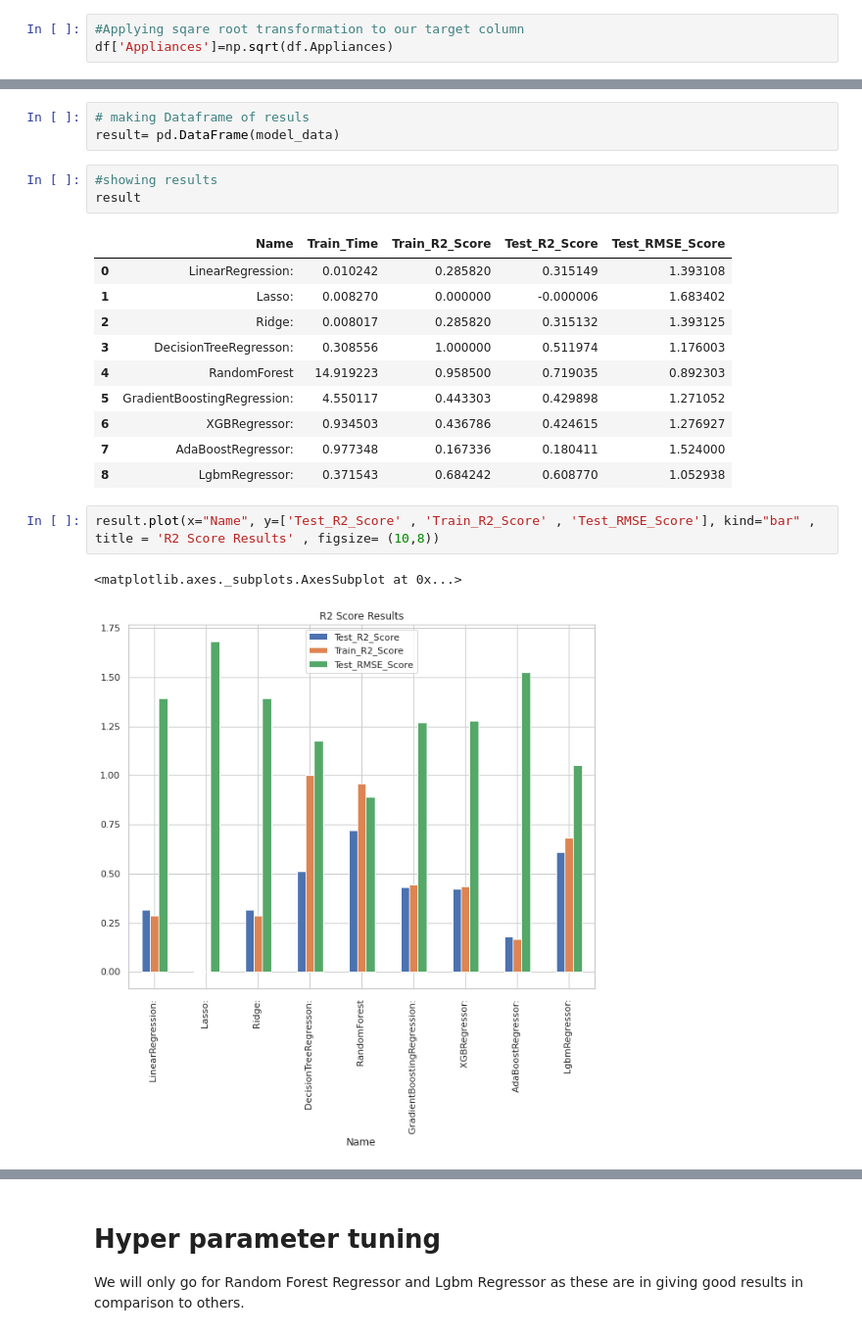
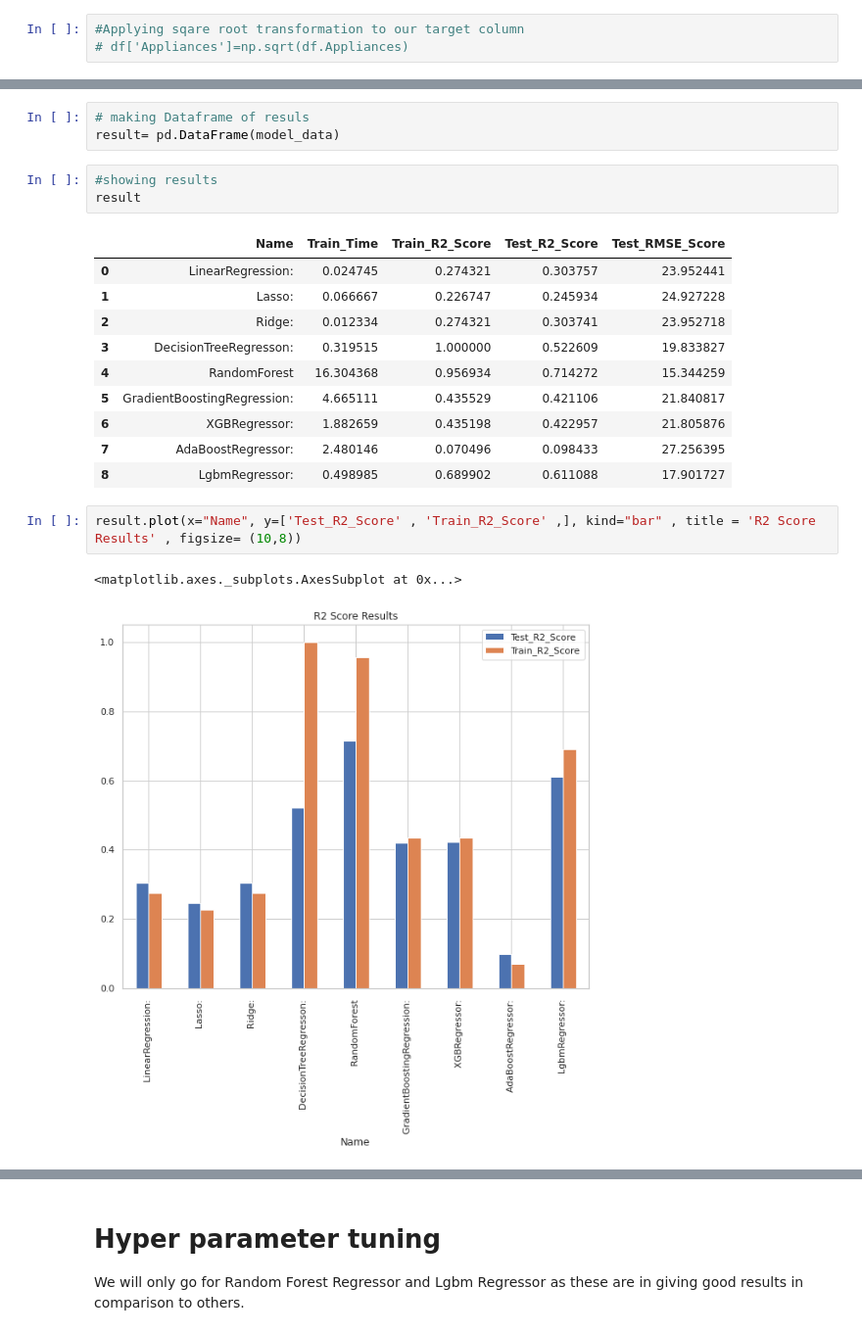
Before and after one commit to Gulzar-khan/Appliances-Energy-Prediction, a Jupyter notebook: Capstone_Project_Appliances_Energy_Prediction.ipynb, the cells around one changed output, grey strips where cells are left out. Shown at 98% size. Saved outputs shown, nothing was run; the diff lists cells and outputs as text.

```diff
--- a/Capstone_Project_Appliances_Energy_Prediction.ipynb
+++ b/Capstone_Project_Appliances_Energy_Prediction.ipynb
@@ -370,7 +396,7 @@ giving better results than others.
 The Square root Transformation has kind of converted the feature to almost normal distributed. Most of the data points are also falling on the line in the Q-Q plot. This one is better than the log transformation for the Appliances feature. So we will be applying Square Root transformation on the target variable.
 # %%
 #Applying sqare root transformation to our target column
-df['Appliances']=np.sqrt(df.Appliances)
+# df['Appliances']=np.sqrt(df.Appliances)
 # %% [markdown]
 Featching information from Date column
 # %%
@@ -847,20 +872,20 @@ result= pd.DataFrame(model_data)
 result
 # %% [output]
 |  | Name | Train_Time | Train_R2_Score | Test_R2_Score | Test_RMSE_Score |
-| 0 | LinearRegression: | 0.010242 | 0.285820 | 0.315149 | 1.393108 |
-| 1 | Lasso: | 0.008270 | 0.000000 | -0.000006 | 1.683402 |
-| 2 | Ridge: | 0.008017 | 0.285820 | 0.315132 | 1.393125 |
-| 3 | DecisionTreeRegresson: | 0.308556 | 1.000000 | 0.511974 | 1.176003 |
-| 4 | RandomForest | 14.919223 | 0.958500 | 0.719035 | 0.892303 |
-| 5 | GradientBoostingRegression: | 4.550117 | 0.443303 | 0.429898 | 1.271052 |
-| 6 | XGBRegressor: | 0.934503 | 0.436786 | 0.424615 | 1.276927 |
-| 7 | AdaBoostRegressor: | 0.977348 | 0.167336 | 0.180411 | 1.524000 |
-| 8 | LgbmRegressor: | 0.371543 | 0.684242 | 0.608770 | 1.052938 |
+| 0 | LinearRegression: | 0.024745 | 0.274321 | 0.303757 | 23.952441 |
+| 1 | Lasso: | 0.066667 | 0.226747 | 0.245934 | 24.927228 |
+| 2 | Ridge: | 0.012334 | 0.274321 | 0.303741 | 23.952718 |
+| 3 | DecisionTreeRegresson: | 0.319515 | 1.000000 | 0.522609 | 19.833827 |
+| 4 | RandomForest | 16.304368 | 0.956934 | 0.714272 | 15.344259 |
+| 5 | GradientBoostingRegression: | 4.665111 | 0.435529 | 0.421106 | 21.840817 |
+| 6 | XGBRegressor: | 1.882659 | 0.435198 | 0.422957 | 21.805876 |
+| 7 | AdaBoostRegressor: | 2.480146 | 0.070496 | 0.098433 | 27.256395 |
+| 8 | LgbmRegressor: | 0.498985 | 0.689902 | 0.611088 | 17.901727 |
 # %%
-result.plot(x="Name", y=['Test_R2_Score' , 'Train_R2_Score' , 'Test_RMSE_Score'], kind="bar" , title = 'R2 Score Results' , figsize= (10,8))
+result.plot(x="Name", y=['Test_R2_Score' , 'Train_R2_Score' ,], kind="bar" , title = 'R2 Score Results' , figsize= (10,8))
 # %% [output]
 <matplotlib.axes._subplots.AxesSubplot at 0x...>
-[figure, old version]
+[figure, new version]
 # %% [markdown]
 Observation:
 The model which has minimum rmse and maximum r2 is performing the best. Hence, Random Forest is performing the best but it is overfitting model.
```
Also changed, not shown: parts of 53 cells of this notebook.
